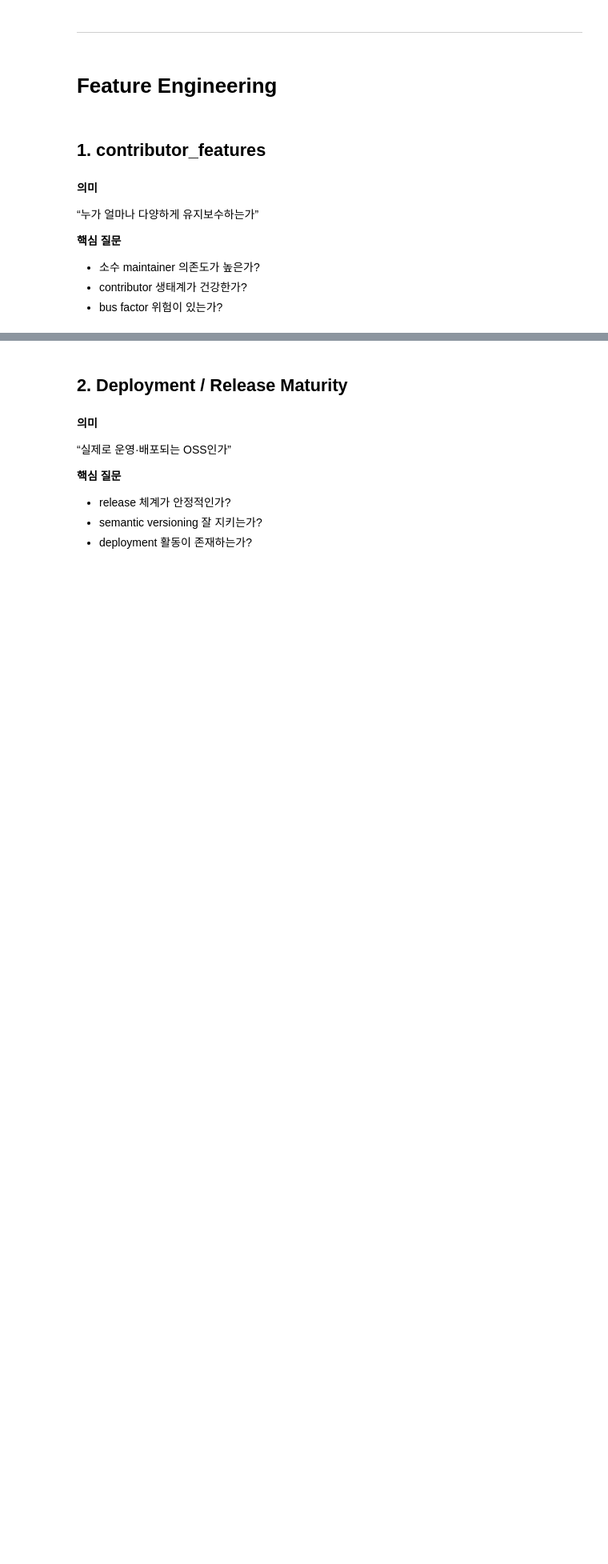
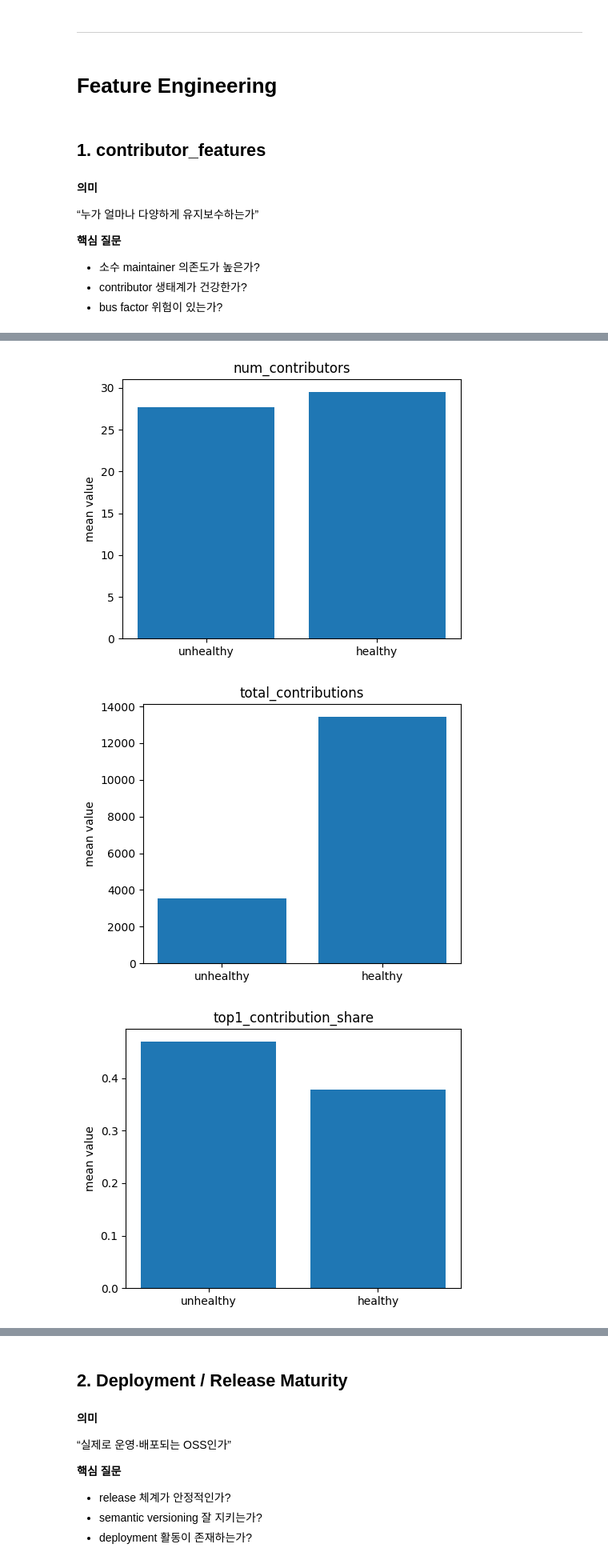
Before and after one commit to OpenSource-2026/oss-health-data, a Jupyter notebook: src/1_FEATURE.ipynb, the cells around one changed output, grey strips where cells are left out. Shown at 80% size. Saved outputs shown, nothing was run; the diff lists cells and outputs as text; code cells hidden in the pictures; blank space fills up the shorter version.

Commit message:
feat: add contributor feature analysis

```diff
--- a/src/1_FEATURE.ipynb
+++ b/src/1_FEATURE.ipynb
@@ -87,0 +101,30 @@ contributor_features = [
+# %%
+import pandas as pd
+import numpy as np
+import matplotlib.pyplot as plt
+
+contributor_df = df[contributor_features + ["label"]].copy()
+
+for col in contributor_features:
+    contributor_df[col] = pd.to_numeric(contributor_df[col], errors="coerce")
+
+summary_mean = contributor_df.groupby("label")[contributor_features].mean().T
+summary_median = contributor_df.groupby("label")[contributor_features].median().T
+
+summary = pd.concat(
+    [
+        summary_mean.rename(columns={0: "unhealthy_mean", 1: "healthy_mean"}),
+        summary_median.rename(columns={0: "unhealthy_median", 1: "healthy_median"}),
+    ],
+    axis=1
+)
+
+summary["mean_diff_healthy_minus_unhealthy"] = (
+    summary["healthy_mean"] - summary["unhealthy_mean"]
+)
+
+summary["median_diff_healthy_minus_unhealthy"] = (
+    summary["healthy_median"] - summary["unhealthy_median"]
+)
+
+summary
@@ -87,0 +143,15 @@ contributor_features = [
+# %%
+plot_df = summary[["unhealthy_mean", "healthy_mean"]].copy()
+
+for feature in plot_df.index:
+    plt.figure(figsize=(5, 4))
+    values = plot_df.loc[feature]
+    plt.bar(["unhealthy", "healthy"], values)
+    plt.title(feature)
+    plt.ylabel("mean value")
+    plt.tight_layout()
+    plt.show()
+# %% [output]
+[figure, added]
+[figure, added]
+[figure, added]
```
Also changed, not shown: parts of 9 cells of this notebook.
